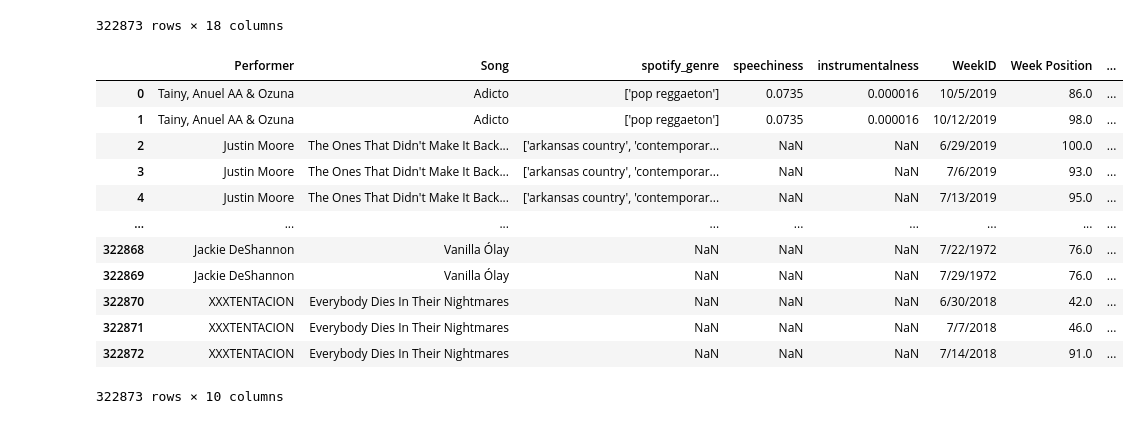
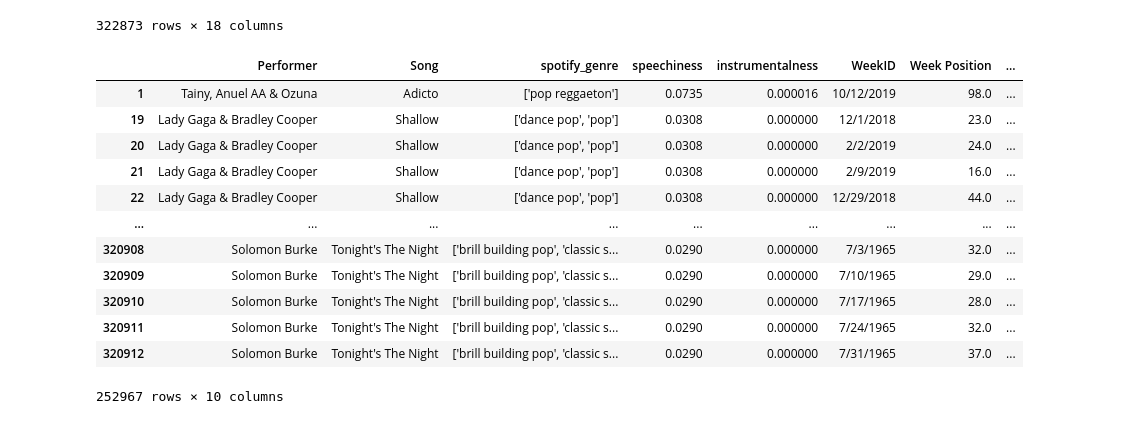
Before and after one commit to LRiceBall/Project-Group-5, a Jupyter notebook: start.ipynb, the cells around one changed output. Drawn from its saved outputs; the diff is of its cells as text; code cells hidden in the pictures.

```diff
--- a/start.ipynb
+++ b/start.ipynb
@@ -51,20 +54,23 @@ merge_df.fillna(0)
 # %%
 # get columns that have to deal with speechiness and instrumentalness
 speech_vs_instruments = merge_df[['Performer', 'Song', 'spotify_genre', 'speechiness', 'instrumentalness',
                        'WeekID', 'Week Position', 'Previous Week Position', 'Peak Position',
                        'Weeks on Chart']]
+
+# drop any values that do not have speechiness or instrumentalism
+speech_vs_instruments = speech_vs_instruments.dropna(how="any")
 speech_vs_instruments
 # %% [output]
 |  | Performer | Song | spotify_genre | speechiness | instrumentalness | WeekID | Week Position | ... |
-| 0 | Tainy, Anuel AA & Ozuna | Adicto | ['pop reggaeton'] | 0.0735 | 0.000016 | 10/5/2019 | 86.0 | ... |
 | 1 | Tainy, Anuel AA & Ozuna | Adicto | ['pop reggaeton'] | 0.0735 | 0.000016 | 10/12/2019 | 98.0 | ... |
-| 2 | Justin Moore | The Ones That Didn't Make It Back... | ['arkansas country', 'contemporar... | NaN | NaN | 6/29/2019 | 100.0 | ... |
-| 3 | Justin Moore | The Ones That Didn't Make It Back... | ['arkansas country', 'contemporar... | NaN | NaN | 7/6/2019 | 93.0 | ... |
-| 4 | Justin Moore | The Ones That Didn't Make It Back... | ['arkansas country', 'contemporar... | NaN | NaN | 7/13/2019 | 95.0 | ... |
+| 19 | Lady Gaga & Bradley Cooper | Shallow | ['dance pop', 'pop'] | 0.0308 | 0.000000 | 12/1/2018 | 23.0 | ... |
+| 20 | Lady Gaga & Bradley Cooper | Shallow | ['dance pop', 'pop'] | 0.0308 | 0.000000 | 2/2/2019 | 24.0 | ... |
+| 21 | Lady Gaga & Bradley Cooper | Shallow | ['dance pop', 'pop'] | 0.0308 | 0.000000 | 2/9/2019 | 16.0 | ... |
+| 22 | Lady Gaga & Bradley Cooper | Shallow | ['dance pop', 'pop'] | 0.0308 | 0.000000 | 12/29/2018 | 44.0 | ... |
 | ... | ... | ... | ... | ... | ... | ... | ... | ... |
-| 322868 | Jackie DeShannon | Vanilla Ólay | NaN | NaN | NaN | 7/22/1972 | 76.0 | ... |
-| 322869 | Jackie DeShannon | Vanilla Ólay | NaN | NaN | NaN | 7/29/1972 | 76.0 | ... |
-| 322870 | XXXTENTACION | Everybody Dies In Their Nightmares | NaN | NaN | NaN | 6/30/2018 | 42.0 | ... |
-| 322871 | XXXTENTACION | Everybody Dies In Their Nightmares | NaN | NaN | NaN | 7/7/2018 | 46.0 | ... |
-| 322872 | XXXTENTACION | Everybody Dies In Their Nightmares | NaN | NaN | NaN | 7/14/2018 | 91.0 | ... |
+| 320908 | Solomon Burke | Tonight's The Night | ['brill building pop', 'classic s... | 0.0290 | 0.000000 | 7/3/1965 | 32.0 | ... |
+| 320909 | Solomon Burke | Tonight's The Night | ['brill building pop', 'classic s... | 0.0290 | 0.000000 | 7/10/1965 | 29.0 | ... |
+| 320910 | Solomon Burke | Tonight's The Night | ['brill building pop', 'classic s... | 0.0290 | 0.000000 | 7/17/1965 | 28.0 | ... |
+| 320911 | Solomon Burke | Tonight's The Night | ['brill building pop', 'classic s... | 0.0290 | 0.000000 | 7/24/1965 | 32.0 | ... |
+| 320912 | Solomon Burke | Tonight's The Night | ['brill building pop', 'classic s... | 0.0290 | 0.000000 | 7/31/1965 | 37.0 | ... |
-322873 rows × 10 columns
+252967 rows × 10 columns
```
Also changed, not shown: parts of 9 cells of this notebook.
